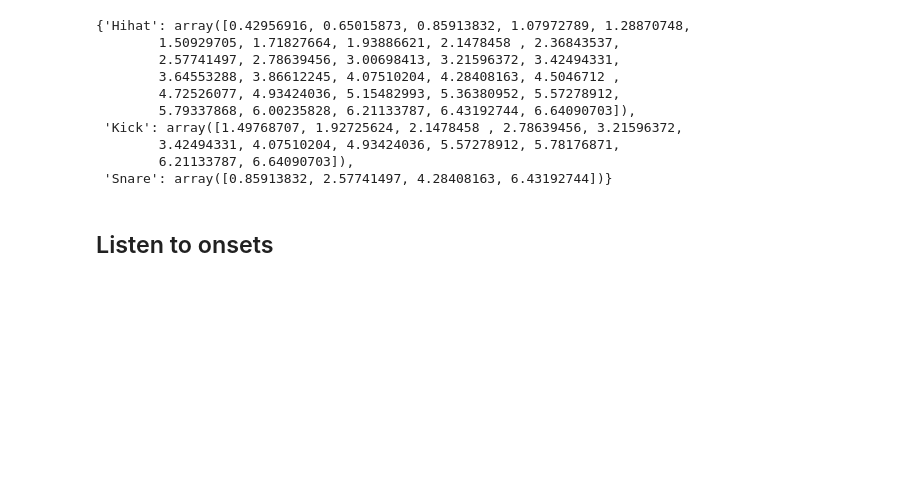
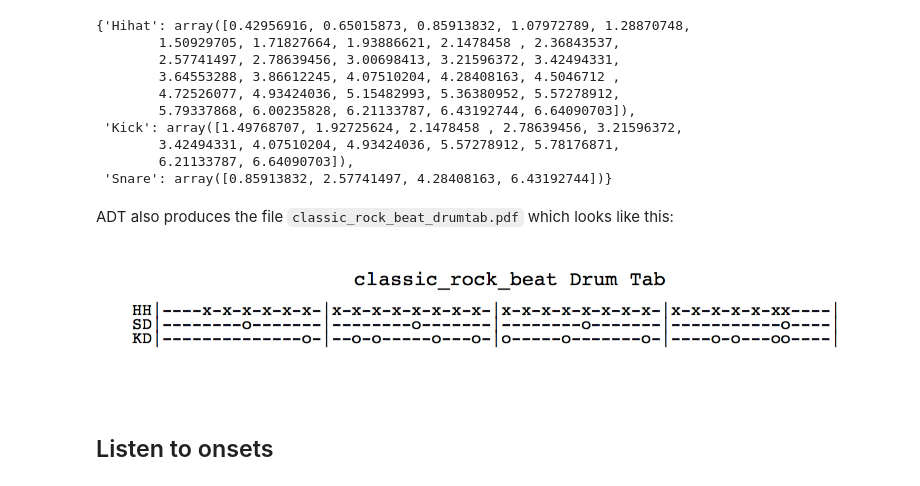
Before and after one commit to iranroman/musicinformationretrieval.com, a Jupyter notebook: adtlib.ipynb, the cells around one changed output. Cells and saved outputs as stored; diff of their text form; code cells hidden in the pictures; blank space fills up the shorter version.

```diff
--- a/adtlib.ipynb
+++ b/adtlib.ipynb
@@ -43,6 +43,12 @@ drum_onsets
         3.42494331, 4.07510204, 4.93424036, 5.57278912, 5.78176871,
         6.21133787, 6.64090703]),
  'Snare': array([0.85913832, 2.57741497, 4.28408163, 6.43192744])}
+# %% [markdown]
+ADT also produces the file `classic_rock_beat_drumtab.pdf` which looks like this:
+# %%
+ipd.Image('img/classic_rock_beat_drumtab.png')
+# %% [output]
+[figure, added]
 # %% [markdown]
 ## Listen to onsets
 # %% [markdown]
```
Also changed, not shown: parts of 1 cell of this notebook, 2 other files.
